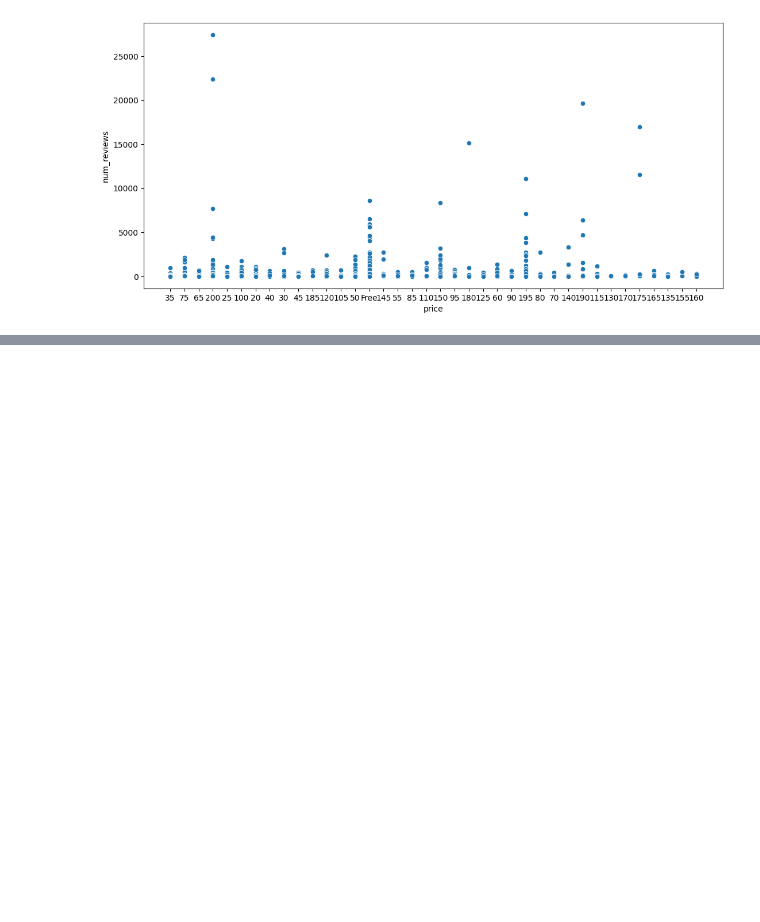
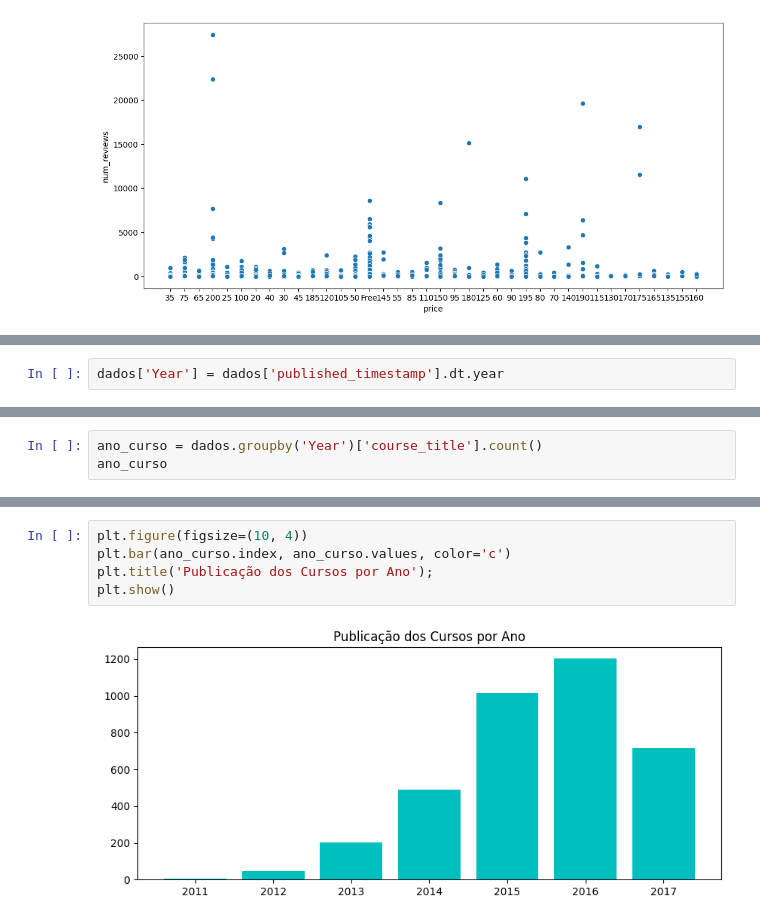
Before and after one commit to Gcango/Analise_e_Avaliacao_curso_da_Udemy, a Jupyter notebook: Analise_Avaliaçao_UdemyCourse.ipynb, the cells around one changed output, grey strips where cells are left out. Cells and saved outputs as stored; diff of their text form; blank space fills up the shorter version.

```diff
--- a/Analise_Avaliaçao_UdemyCourse.ipynb
+++ b/Analise_Avaliaçao_UdemyCourse.ipynb
@@ -276,0 +367,2 @@ plt.show();
+# %%
+dados['Year'] = dados['published_timestamp'].dt.year
@@ -276,0 +383,3 @@ plt.show();
+# %%
+ano_curso = dados.groupby('Year')['course_title'].count()
+ano_curso
@@ -276,0 +396,7 @@ plt.show();
+# %%
+plt.figure(figsize=(10, 4))
+plt.bar(ano_curso.index, ano_curso.values, color='c')
+plt.title('Publicação dos Cursos por Ano');
+plt.show()
+# %% [output]
+[figure, added]
```
Also changed, not shown: parts of 12 cells of this notebook.
